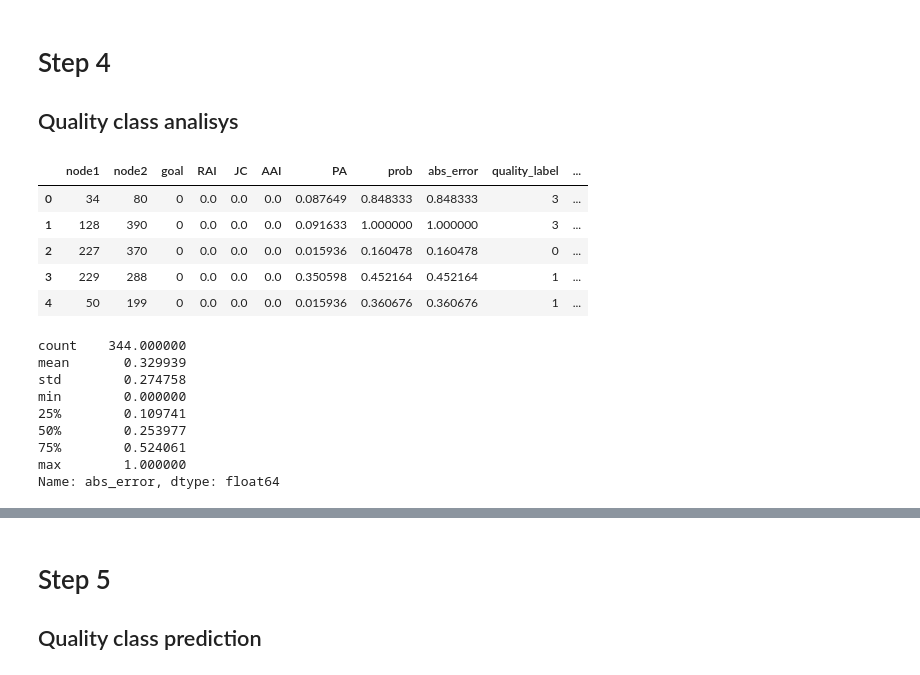
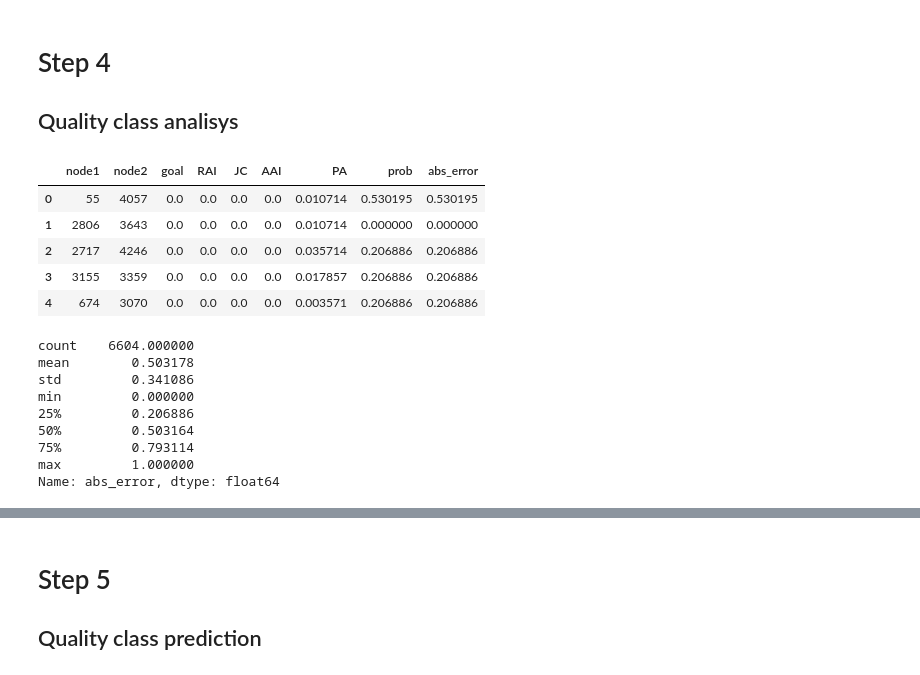
Before and after one commit to andrey-antonov-j4133c/link_prediction, a Jupyter notebook: experiments.ipynb, the cells around one changed output, grey strips where cells are left out. Cells and saved outputs as stored; diff of their text form; code cells hidden in the pictures.

```diff
--- a/experiments.ipynb
+++ b/experiments.ipynb
@@ -30,13 +26,6 @@ from lib.generators.LFR import LFR
 from lib.generators.OLP import OLP
 
 
-generator = LFR(n=500, t1=3, t2=1.5, m=0.1, seed=seed)
-#generator = OLP(network_index=0, features_to_normalize=[])
-
-ground_truth_df = generator.get_df()
-
-features_df = generator.get_features_df()
+generator = LFR(n=5000, t1=3, t2=1.1, m=0.1, seed=seed)
 feature_names = generator.feature_names
-
-feature_names
 # %% [output]
@@ -78,3 +38,5 @@ link_prediction_train, link_prediction_test, classifier_test = data_split(ground
+# %%
+link_prediction_train, link_prediction_test, classifier_test = generator.TRAIN1_DF, generator.TEST1_DF, generator.TEST2_DF
 # %%
 link_prediction_train['goal'].value_counts()
 # %% [output]
@@ -132,26 +91,24 @@ def quality_class_label(error):
 # %%
 # absolute eroor of prediction
 link_proba['abs_error'] = link_proba.apply(lambda row: math.fabs(row['goal']-row['prob']), axis=1)
-link_proba['quality_label'] = link_proba.apply(lambda row: quality_class_label(row['abs_error']), axis=1)
-link_proba['quality_name'] = link_proba.apply(lambda row: quality_class_names[quality_class_label(row['abs_error'])], axis=1)
-link_proba.head(5)
+link_proba.head()
 # %% [output]
-|  | node1 | node2 | goal | RAI | JC | AAI | PA | prob | abs_error | quality_label | ... |
-| 0 | 34 | 80 | 0 | 0.0 | 0.0 | 0.0 | 0.087649 | 0.848333 | 0.848333 | 3 | ... |
-| 1 | 128 | 390 | 0 | 0.0 | 0.0 | 0.0 | 0.091633 | 1.000000 | 1.000000 | 3 | ... |
-| 2 | 227 | 370 | 0 | 0.0 | 0.0 | 0.0 | 0.015936 | 0.160478 | 0.160478 | 0 | ... |
-| 3 | 229 | 288 | 0 | 0.0 | 0.0 | 0.0 | 0.350598 | 0.452164 | 0.452164 | 1 | ... |
-| 4 | 50 | 199 | 0 | 0.0 | 0.0 | 0.0 | 0.015936 | 0.360676 | 0.360676 | 1 | ... |
+|  | node1 | node2 | goal | RAI | JC | AAI | PA | prob | abs_error |
+| 0 | 55 | 4057 | 0.0 | 0.0 | 0.0 | 0.0 | 0.010714 | 0.530195 | 0.530195 |
+| 1 | 2806 | 3643 | 0.0 | 0.0 | 0.0 | 0.0 | 0.010714 | 0.000000 | 0.000000 |
+| 2 | 2717 | 4246 | 0.0 | 0.0 | 0.0 | 0.0 | 0.035714 | 0.206886 | 0.206886 |
+| 3 | 3155 | 3359 | 0.0 | 0.0 | 0.0 | 0.0 | 0.017857 | 0.206886 | 0.206886 |
+| 4 | 674 | 3070 | 0.0 | 0.0 | 0.0 | 0.0 | 0.003571 | 0.206886 | 0.206886 |
 # %%
 # statistics on error
 link_proba['abs_error'].describe()
 # %% [output]
-count    344.000000
-mean       0.329939
-std        0.274758
-min        0.000000
-25%        0.109741
-50%        0.253977
-75%        0.524061
-max        1.000000
+count    6604.000000
+mean        0.503178
+std         0.341086
+min         0.000000
+25%         0.206886
+50%         0.503164
+75%         0.793114
+max         1.000000
 Name: abs_error, dtype: float64
```
Also changed, not shown: parts of 28 cells of this notebook.
